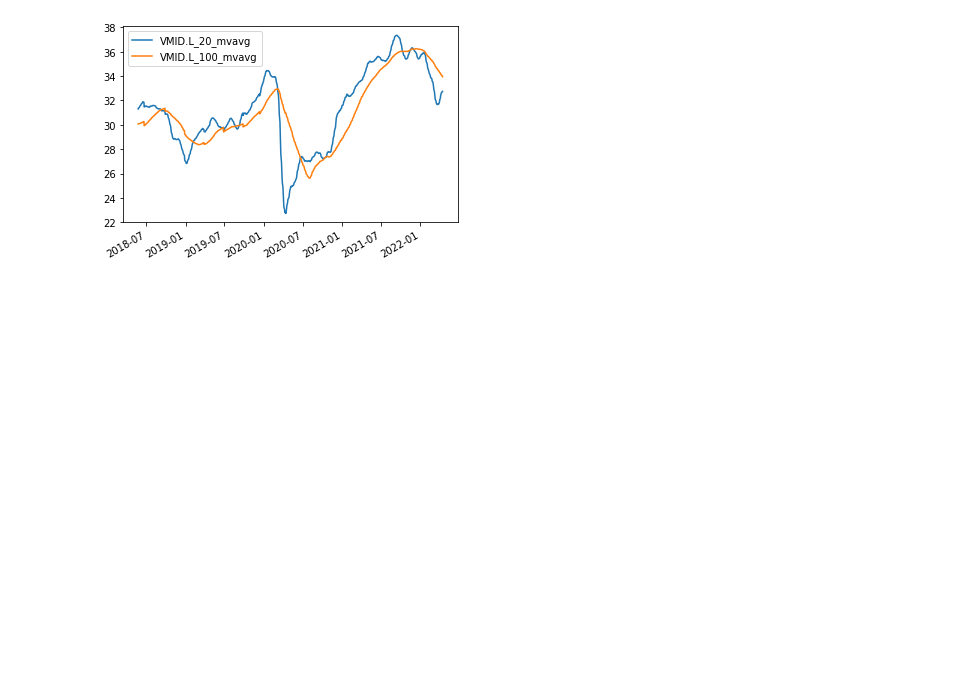
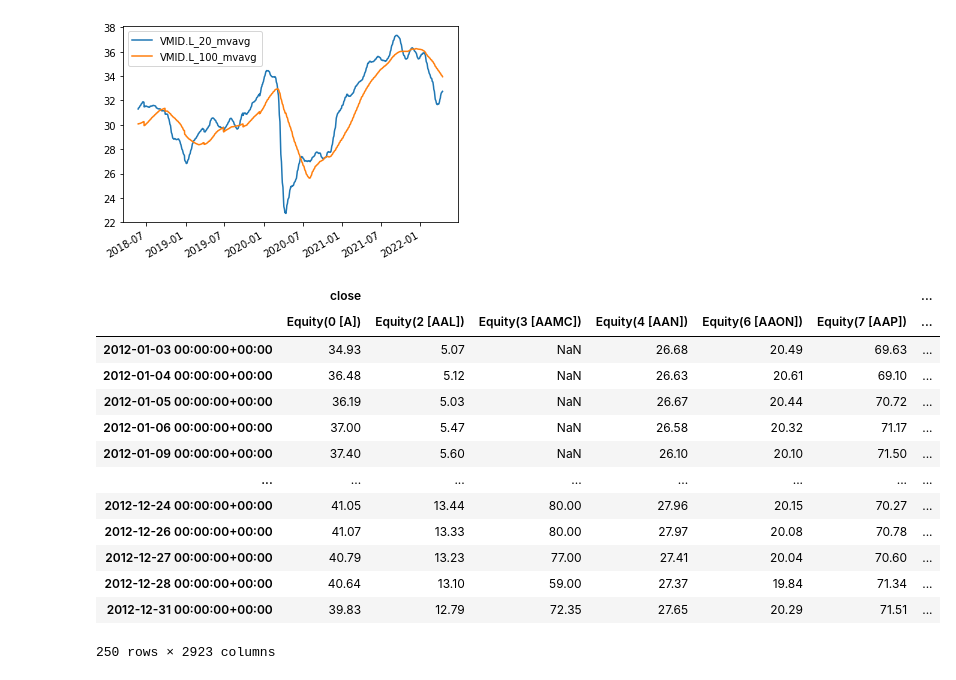
Before and after one commit to rorymcstay/investment-analysis, a Jupyter notebook: MarkowitzOptiization.ipynb, the cells around one changed output. Drawn from its saved outputs; the diff is of its cells as text; code cells hidden in the pictures; blank space fills up the shorter version.

Commit message:
Add function to read data bundle with pipeline

```diff
--- a/MarkowitzOptiization.ipynb
+++ b/MarkowitzOptiization.ipynb
@@ -182,0 +198,24 @@ perf[['VMID.L_20_mvavg', 'VMID.L_100_mvavg']].plot()
+# %%
+from zipline.pipeline import Pipeline
+from zipline.pipeline.data import USEquityPricing
+from investment_analysis.zipline_ingester import run_pipeline_against_bundle
+
+
+pipeline = Pipeline({'close': USEquityPricing.close.latest})
+out = run_pipeline_against_bundle(pipeline, '2012', '2013', bundle='quandl')
+out.unstack()
+# %% [output]
+|  | close |  |  |  |  |  | ... |
+|  | Equity(0 [A]) | Equity(2 [AAL]) | Equity(3 [AAMC]) | Equity(4 [AAN]) | Equity(6 [AAON]) | Equity(7 [AAP]) | ... |
+| 2012-01-03 00:00:00+00:00 | 34.93 | 5.07 | NaN | 26.68 | 20.49 | 69.63 | ... |
+| 2012-01-04 00:00:00+00:00 | 36.48 | 5.12 | NaN | 26.63 | 20.61 | 69.10 | ... |
+| 2012-01-05 00:00:00+00:00 | 36.19 | 5.03 | NaN | 26.67 | 20.44 | 70.72 | ... |
+| 2012-01-06 00:00:00+00:00 | 37.00 | 5.47 | NaN | 26.58 | 20.32 | 71.17 | ... |
+| 2012-01-09 00:00:00+00:00 | 37.40 | 5.60 | NaN | 26.10 | 20.10 | 71.50 | ... |
+| ... | ... | ... | ... | ... | ... | ... | ... |
+| 2012-12-24 00:00:00+00:00 | 41.05 | 13.44 | 80.00 | 27.96 | 20.15 | 70.27 | ... |
+| 2012-12-26 00:00:00+00:00 | 41.07 | 13.33 | 80.00 | 27.97 | 20.08 | 70.78 | ... |
+| 2012-12-27 00:00:00+00:00 | 40.79 | 13.23 | 77.00 | 27.41 | 20.04 | 70.60 | ... |
+| 2012-12-28 00:00:00+00:00 | 40.64 | 13.10 | 59.00 | 27.37 | 19.84 | 71.34 | ... |
+| 2012-12-31 00:00:00+00:00 | 39.83 | 12.79 | 72.35 | 27.65 | 20.29 | 71.51 | ... |
+250 rows × 2923 columns
```
Also changed, not shown: parts of 2 cells of this notebook, 3 other files.
